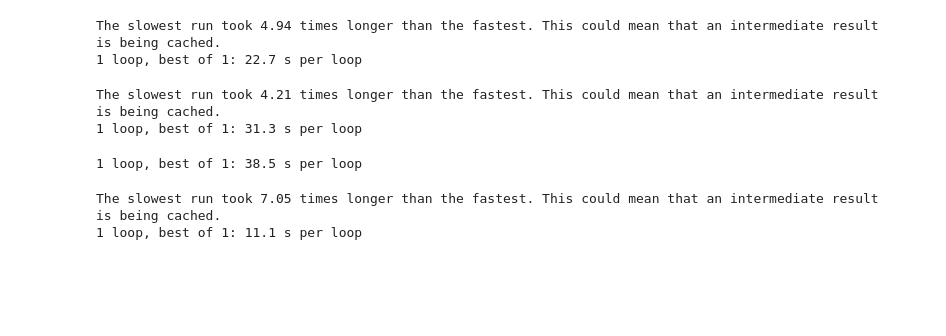
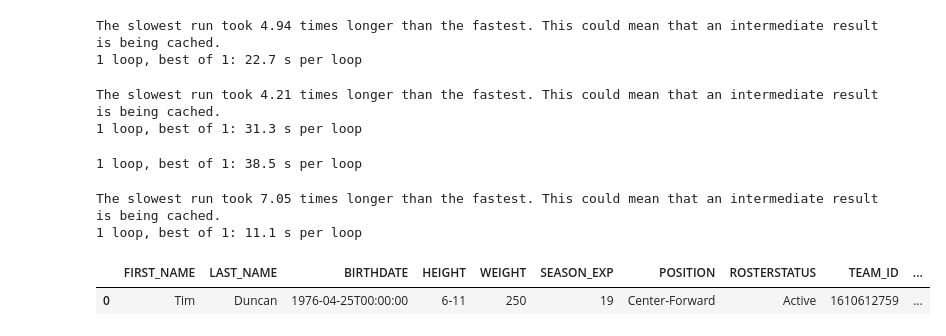
Before and after one commit to mprego/NBA, a Jupyter notebook: Player/Player Analysis.ipynb, the cells around one changed output. Cells and saved outputs as stored; diff of their text form; code cells hidden in the pictures; blank space fills up the shorter version.

```diff
--- a/Player/Player Analysis.ipynb
+++ b/Player/Player Analysis.ipynb
@@ -34,0 +38,6 @@ The slowest run took 7.05 times longer than the fastest. This could mean that an
+# %%
+p1 = p_list.players[1495]
+p1.desc
+# %% [output]
+|  | FIRST_NAME | LAST_NAME | BIRTHDATE | HEIGHT | WEIGHT | SEASON_EXP | POSITION | ROSTERSTATUS | TEAM_ID | ... |
+| 0 | Tim | Duncan | 1976-04-25T00:00:00 | 6-11 | 250 | 19 | Center-Forward | Active | 1610612759 | ... |
```
Also changed, not shown: parts of 5 cells of this notebook, 1 other file.
